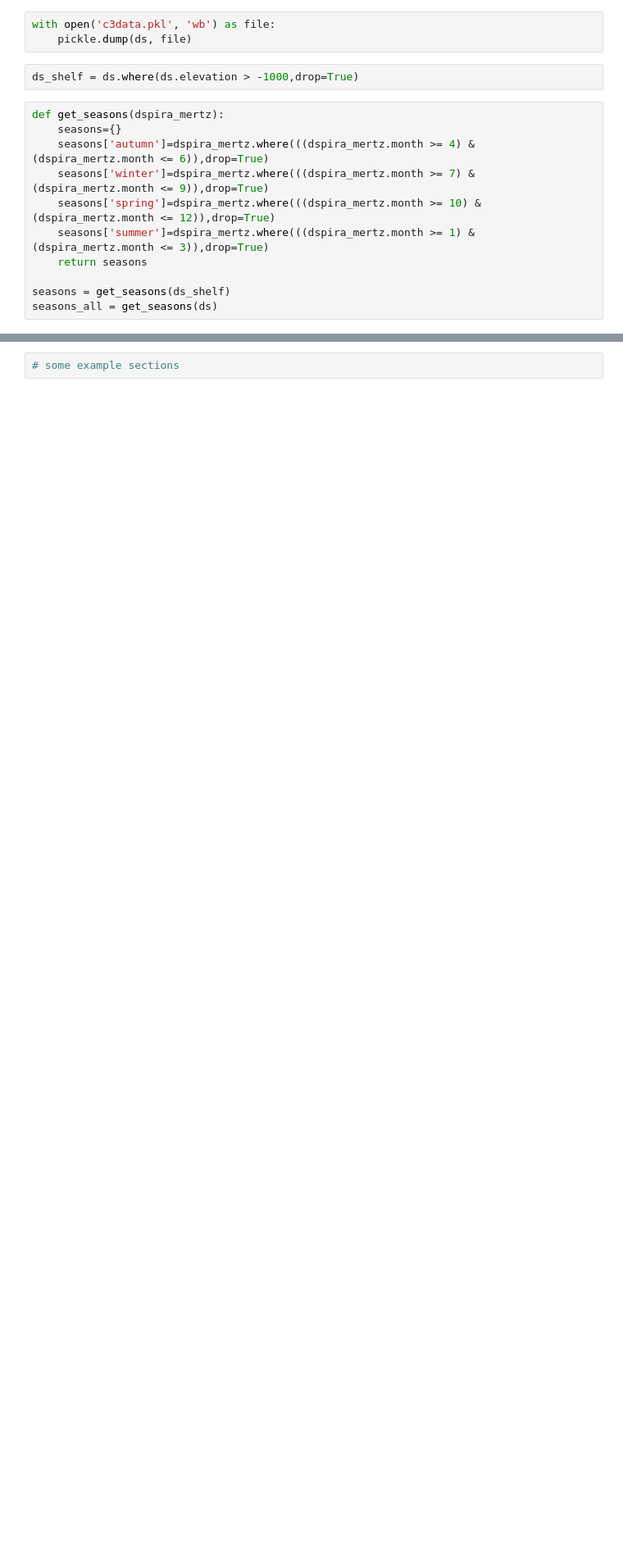
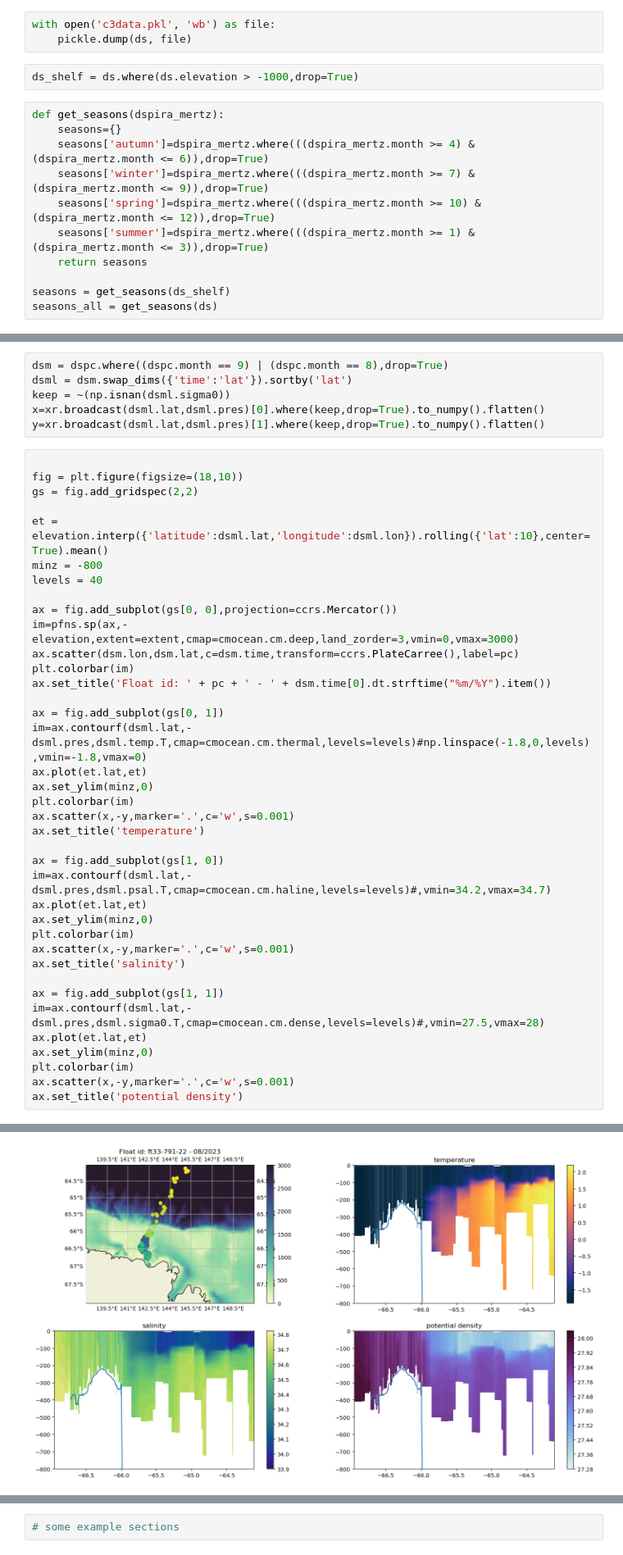
Before and after one commit to eejco/thesis_c3, a Jupyter notebook: c3_mean_hydropgraphy.ipynb, the cells around one changed output, grey strips where cells are left out. Shown at 82% size. Cells and saved outputs as stored; diff of their text form; blank space fills up the shorter version.

```diff
--- a/c3_mean_hydropgraphy.ipynb
+++ b/c3_mean_hydropgraphy.ipynb
@@ -212,0 +215,45 @@ NameError: name 'platform' is not defined
+# %%
+dsm = dspc.where((dspc.month == 9) | (dspc.month == 8),drop=True)
+dsml = dsm.swap_dims({'time':'lat'}).sortby('lat')
+keep = ~(np.isnan(dsml.sigma0))
+x=xr.broadcast(dsml.lat,dsml.pres)[0].where(keep,drop=True).to_numpy().flatten()
+y=xr.broadcast(dsml.lat,dsml.pres)[1].where(keep,drop=True).to_numpy().flatten()
+# %%
+
+fig = plt.figure(figsize=(18,10))
+gs = fig.add_gridspec(2,2)
+
+et = elevation.interp({'latitude':dsml.lat,'longitude':dsml.lon}).rolling({'lat':10},center=True).mean()
+minz = -800
+levels = 40
+
+ax = fig.add_subplot(gs[0, 0],projection=ccrs.Mercator())
+im=pfns.sp(ax,-elevation,extent=extent,cmap=cmocean.cm.deep,land_zorder=3,vmin=0,vmax=3000)
+ax.scatter(dsm.lon,dsm.lat,c=dsm.time,transform=ccrs.PlateCarree(),label=pc)
+plt.colorbar(im)
+ax.set_title('Float id: ' + pc + ' - ' + dsm.time[0].dt.strftime("%m/%Y").item())
+
+ax = fig.add_subplot(gs[0, 1])
+im=ax.contourf(dsml.lat,-dsml.pres,dsml.temp.T,cmap=cmocean.cm.thermal,levels=levels)#np.linspace(-1.8,0,levels),vmin=-1.8,vmax=0)
+ax.plot(et.lat,et)
+ax.set_ylim(minz,0)
+plt.colorbar(im)
+ax.scatter(x,-y,marker='.',c='w',s=0.001)
+ax.set_title('temperature')
+
+ax = fig.add_subplot(gs[1, 0])
+im=ax.contourf(dsml.lat,-dsml.pres,dsml.psal.T,cmap=cmocean.cm.haline,levels=levels)#,vmin=34.2,vmax=34.7)
+ax.plot(et.lat,et)
+ax.set_ylim(minz,0)
+plt.colorbar(im)
+ax.scatter(x,-y,marker='.',c='w',s=0.001)
+ax.set_title('salinity')
+
+ax = fig.add_subplot(gs[1, 1])
+im=ax.contourf(dsml.lat,-dsml.pres,dsml.sigma0.T,cmap=cmocean.cm.dense,levels=levels)#,vmin=27.5,vmax=28)
+ax.plot(et.lat,et)
+ax.set_ylim(minz,0)
+plt.colorbar(im)
+ax.scatter(x,-y,marker='.',c='w',s=0.001)
+ax.set_title('potential density')
+# %% [output]
@@ -213,3 +261,4 @@ NameError: name 'platform' is not defined
+[figure, added]
 # %%
 fig, ax = plt.subplots(1,3,figsize=(18,6))
 def plot_var(ax,var,title,c,ylim):
```
Also changed, not shown: parts of 7 cells of this notebook, 3 other files.
